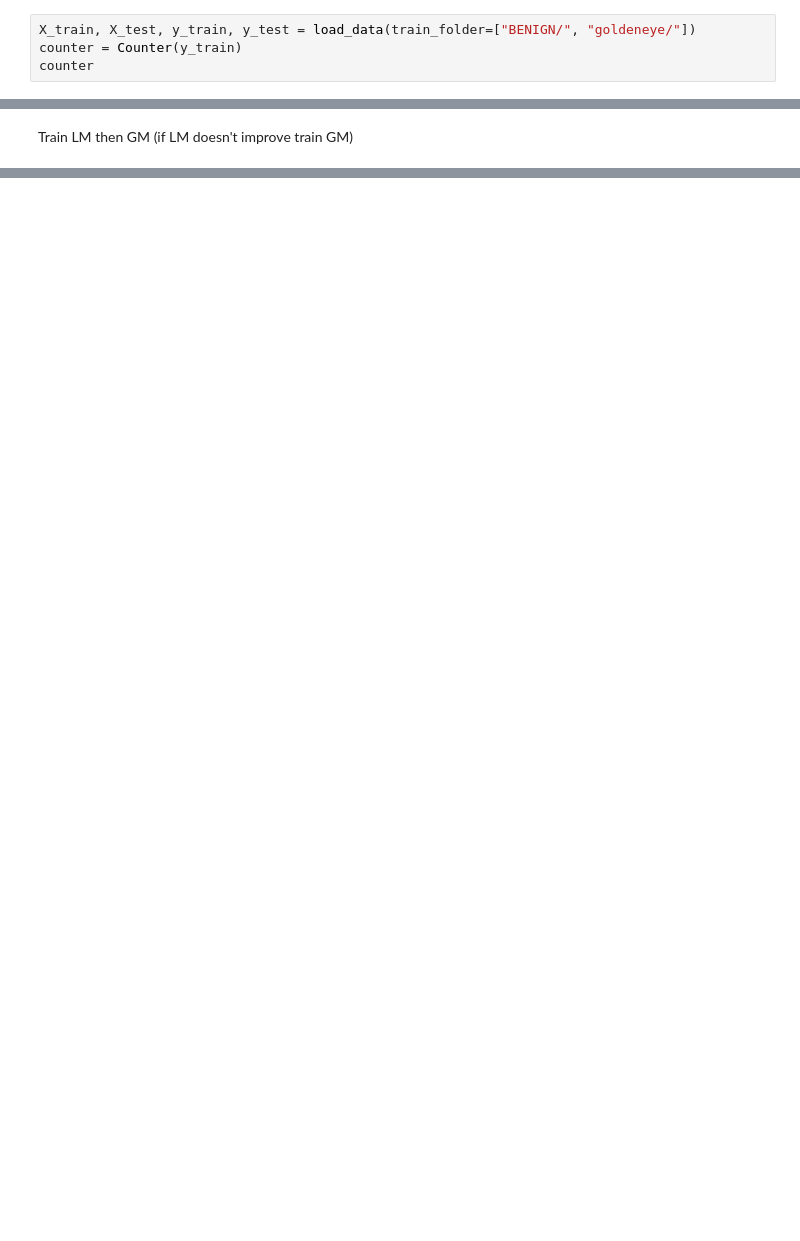
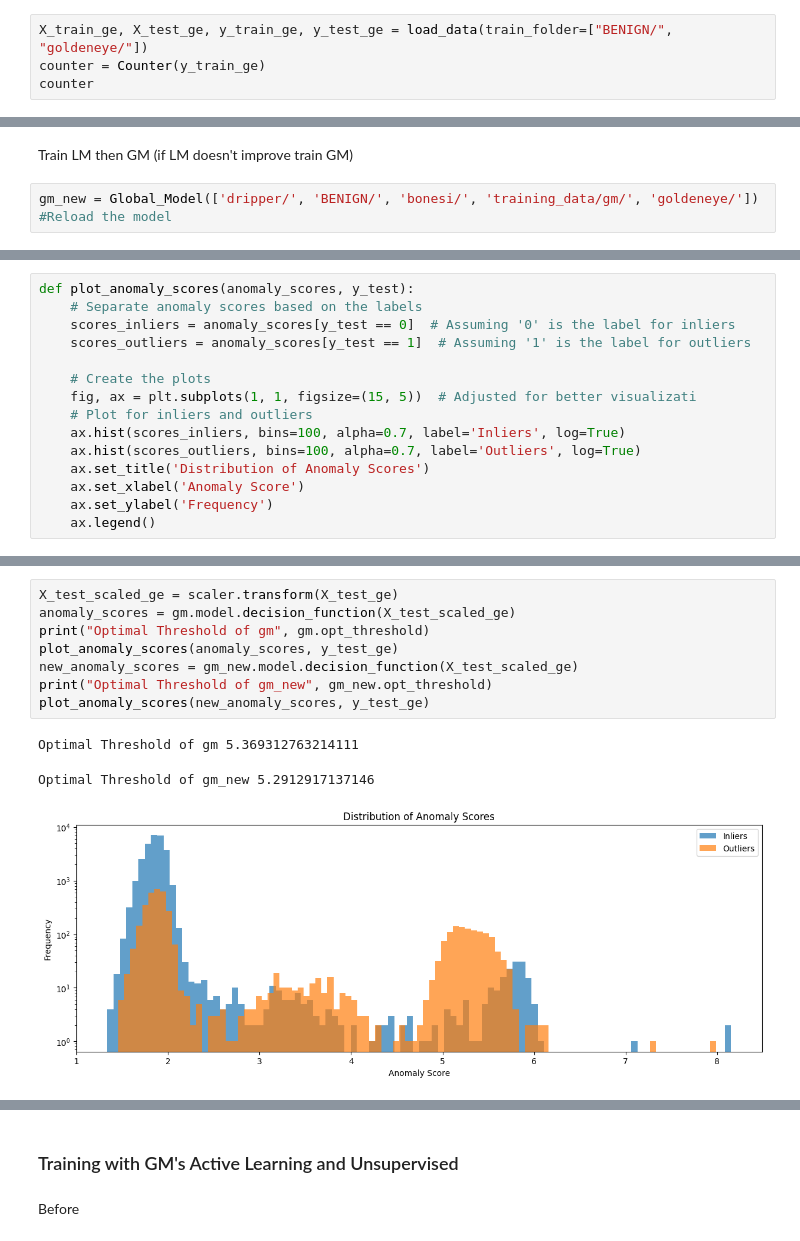
Before and after one commit to VincentSheh/NA_Model_Evaluation, a Jupyter notebook: simulatedcve.ipynb, the cells around one changed output, grey strips where cells are left out. Saved outputs shown, nothing was run; the diff lists cells and outputs as text; blank space fills up the shorter version.

Commit message:
GM Active Learning Done

```diff
--- a/simulatedcve.ipynb
+++ b/simulatedcve.ipynb
@@ -1021,8 +997,8 @@ plot_supporting_scores(informative_score_list,10)
 # %% [markdown]
 Accuracy against new attack before training
 # %%
-X_train, X_test, y_train, y_test = load_data(train_folder=["BENIGN/", "goldeneye/"])
-counter = Counter(y_train)
+X_train_ge, X_test_ge, y_train_ge, y_test_ge = load_data(train_folder=["BENIGN/", "goldeneye/"])
+counter = Counter(y_train_ge)
 counter
 # %% [output]
 ['./Dataset/SimulatedCVE/cicflowmeter_cve/BENIGN/final_merged_1.csv', './Dataset/SimulatedCVE/cicflowmeter_cve/BENIGN/final_merged_2.csv', './Dataset/SimulatedCVE/cicflowmeter_cve/BENIGN/final_merged. ...
@@ -1047,2 +1026,4 @@ Accuracy of GM 0.9027678765148932
 # %% [markdown]
 Train LM then GM (if LM doesn't improve train GM)
+# %%
+gm_new = Global_Model(['dripper/', 'BENIGN/', 'bonesi/', 'training_data/gm/', 'goldeneye/']) #Reload the model
@@ -1084,0 +1262,15 @@ Accuracy of GM 0.9696556426866689 F1_Score 0.8815486993345432
+# %%
+def plot_anomaly_scores(anomaly_scores, y_test):
+    # Separate anomaly scores based on the labels
+    scores_inliers = anomaly_scores[y_test == 0]  # Assuming '0' is the label for inliers
+    scores_outliers = anomaly_scores[y_test == 1]  # Assuming '1' is the label for outliers
+
+    # Create the plots
+    fig, ax = plt.subplots(1, 1, figsize=(15, 5))  # Adjusted for better visualizati
+    # Plot for inliers and outliers
+    ax.hist(scores_inliers, bins=100, alpha=0.7, label='Inliers', log=True)
+    ax.hist(scores_outliers, bins=100, alpha=0.7, label='Outliers', log=True)
+    ax.set_title('Distribution of Anomaly Scores')
+    ax.set_xlabel('Anomaly Score')
+    ax.set_ylabel('Frequency')
+    ax.legend()
@@ -1084,0 +1295,12 @@ Accuracy of GM 0.9696556426866689 F1_Score 0.8815486993345432
+# %%
+X_test_scaled_ge = scaler.transform(X_test_ge)
+anomaly_scores = gm.model.decision_function(X_test_scaled_ge)
+print("Optimal Threshold of gm", gm.opt_threshold)
+plot_anomaly_scores(anomaly_scores, y_test_ge)
+new_anomaly_scores = gm_new.model.decision_function(X_test_scaled_ge)
+print("Optimal Threshold of gm_new", gm_new.opt_threshold)
+plot_anomaly_scores(new_anomaly_scores, y_test_ge)
+# %% [output]
+Optimal Threshold of gm 5.369312763214111
+Optimal Threshold of gm_new 5.2912917137146
+[figure, added]
@@ -1084,0 +1308,4 @@ Accuracy of GM 0.9696556426866689 F1_Score 0.8815486993345432
+# %% [markdown]
+### Training with GM's Active Learning and Unsupervised
+# %% [markdown]
+Before
```
Also changed, not shown: parts of 39 cells of this notebook, 3 other files.
